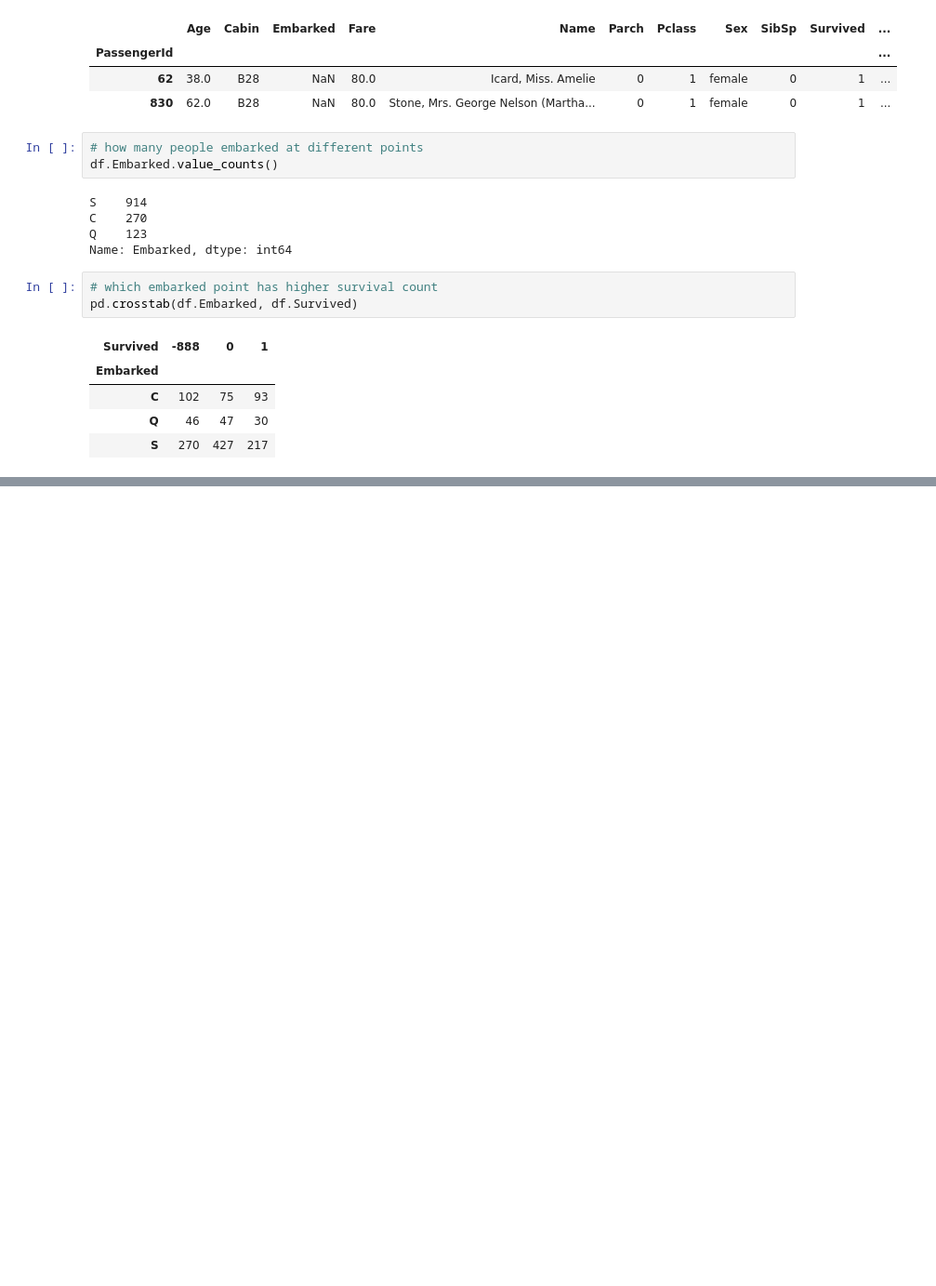
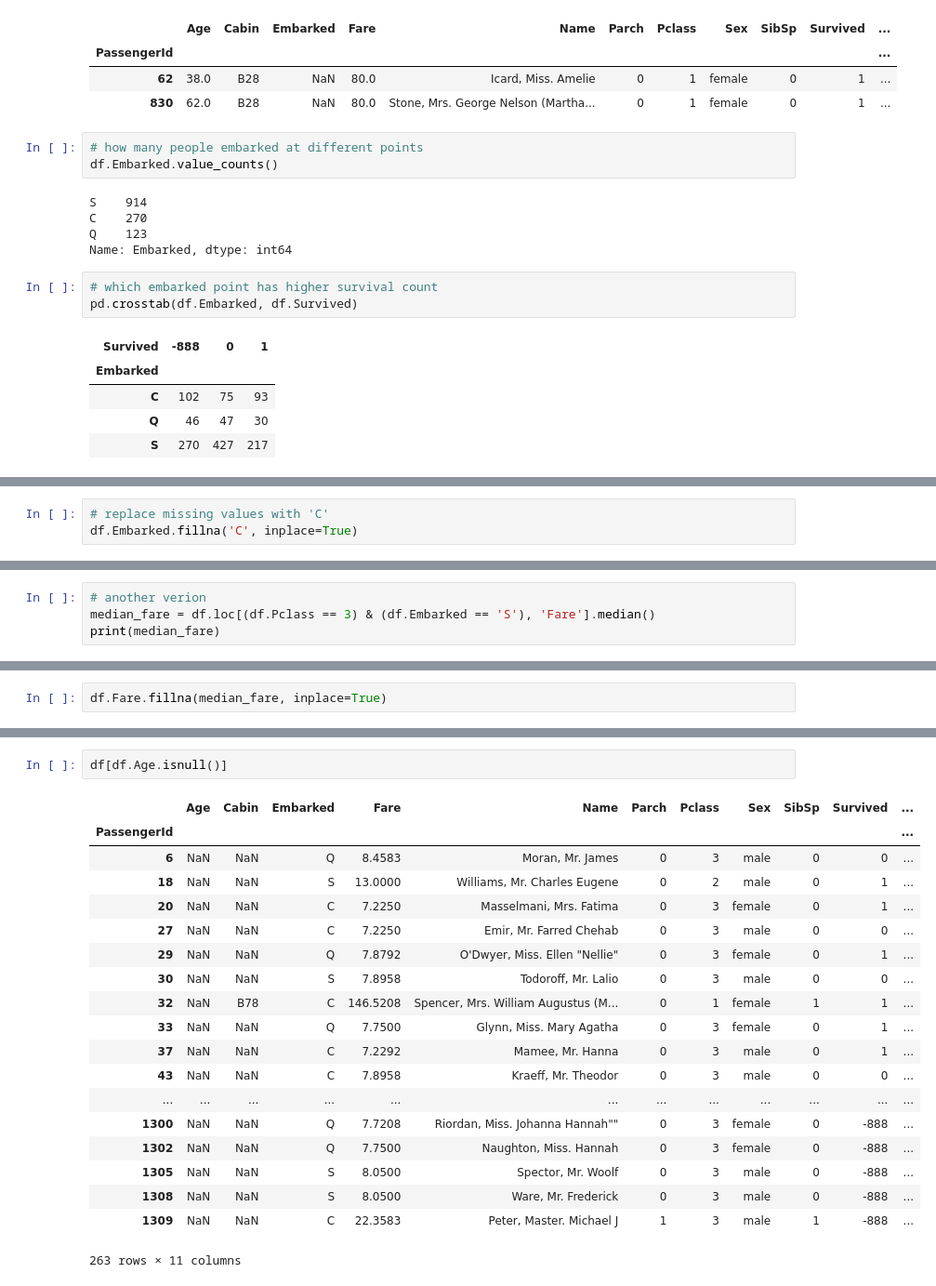
Before and after one commit to alabetskiy/Titanic, a Jupyter notebook: notebooks/2.0-ak-exploring-processing-data.ipynb, the cells around one changed output, grey strips where cells are left out. Shown at 93% size. Saved outputs shown, nothing was run; the diff lists cells and outputs as text; blank space fills up the shorter version.

```diff
--- a/notebooks/2.0-ak-exploring-processing-data.ipynb
+++ b/notebooks/2.0-ak-exploring-processing-data.ipynb
@@ -578,0 +599,3 @@ pd.crosstab(df.Embarked, df.Survived)
+# %%
+# replace missing values with 'C'
+df.Embarked.fillna('C', inplace=True)
@@ -578,0 +643,4 @@ pd.crosstab(df.Embarked, df.Survived)
+# %%
+# another verion
+median_fare = df.loc[(df.Pclass == 3) & (df.Embarked == 'S'), 'Fare'].median()
+print(median_fare)
@@ -578,0 +649,2 @@ pd.crosstab(df.Embarked, df.Survived)
+# %%
+df.Fare.fillna(median_fare, inplace=True)
@@ -578,0 +671,22 @@ pd.crosstab(df.Embarked, df.Survived)
+# %%
+df[df.Age.isnull()]
+# %% [output]
+|  | Age | Cabin | Embarked | Fare | Name | Parch | Pclass | Sex | SibSp | Survived | ... |
+| PassengerId |  |  |  |  |  |  |  |  |  |  | ... |
+| 6 | NaN | NaN | Q | 8.4583 | Moran, Mr. James | 0 | 3 | male | 0 | 0 | ... |
+| 18 | NaN | NaN | S | 13.0000 | Williams, Mr. Charles Eugene | 0 | 2 | male | 0 | 1 | ... |
+| 20 | NaN | NaN | C | 7.2250 | Masselmani, Mrs. Fatima | 0 | 3 | female | 0 | 1 | ... |
+| 27 | NaN | NaN | C | 7.2250 | Emir, Mr. Farred Chehab | 0 | 3 | male | 0 | 0 | ... |
+| 29 | NaN | NaN | Q | 7.8792 | O'Dwyer, Miss. Ellen "Nellie" | 0 | 3 | female | 0 | 1 | ... |
+| 30 | NaN | NaN | S | 7.8958 | Todoroff, Mr. Lalio | 0 | 3 | male | 0 | 0 | ... |
+| 32 | NaN | B78 | C | 146.5208 | Spencer, Mrs. William Augustus (M... | 0 | 1 | female | 1 | 1 | ... |
+| 33 | NaN | NaN | Q | 7.7500 | Glynn, Miss. Mary Agatha | 0 | 3 | female | 0 | 1 | ... |
+| 37 | NaN | NaN | C | 7.2292 | Mamee, Mr. Hanna | 0 | 3 | male | 0 | 1 | ... |
+| 43 | NaN | NaN | C | 7.8958 | Kraeff, Mr. Theodor | 0 | 3 | male | 0 | 0 | ... |
+| ... | ... | ... | ... | ... | ... | ... | ... | ... | ... | ... | ... |
+| 1300 | NaN | NaN | Q | 7.7208 | Riordan, Miss. Johanna Hannah"" | 0 | 3 | female | 0 | -888 | ... |
+| 1302 | NaN | NaN | Q | 7.7500 | Naughton, Miss. Hannah | 0 | 3 | female | 0 | -888 | ... |
+| 1305 | NaN | NaN | S | 8.0500 | Spector, Mr. Woolf | 0 | 3 | male | 0 | -888 | ... |
+| 1308 | NaN | NaN | S | 8.0500 | Ware, Mr. Frederick | 0 | 3 | male | 0 | -888 | ... |
+| 1309 | NaN | NaN | C | 22.3583 | Peter, Master. Michael J | 1 | 3 | male | 1 | -888 | ... |
+263 rows × 11 columns
```
Also changed, not shown: parts of 11 cells of this notebook.
